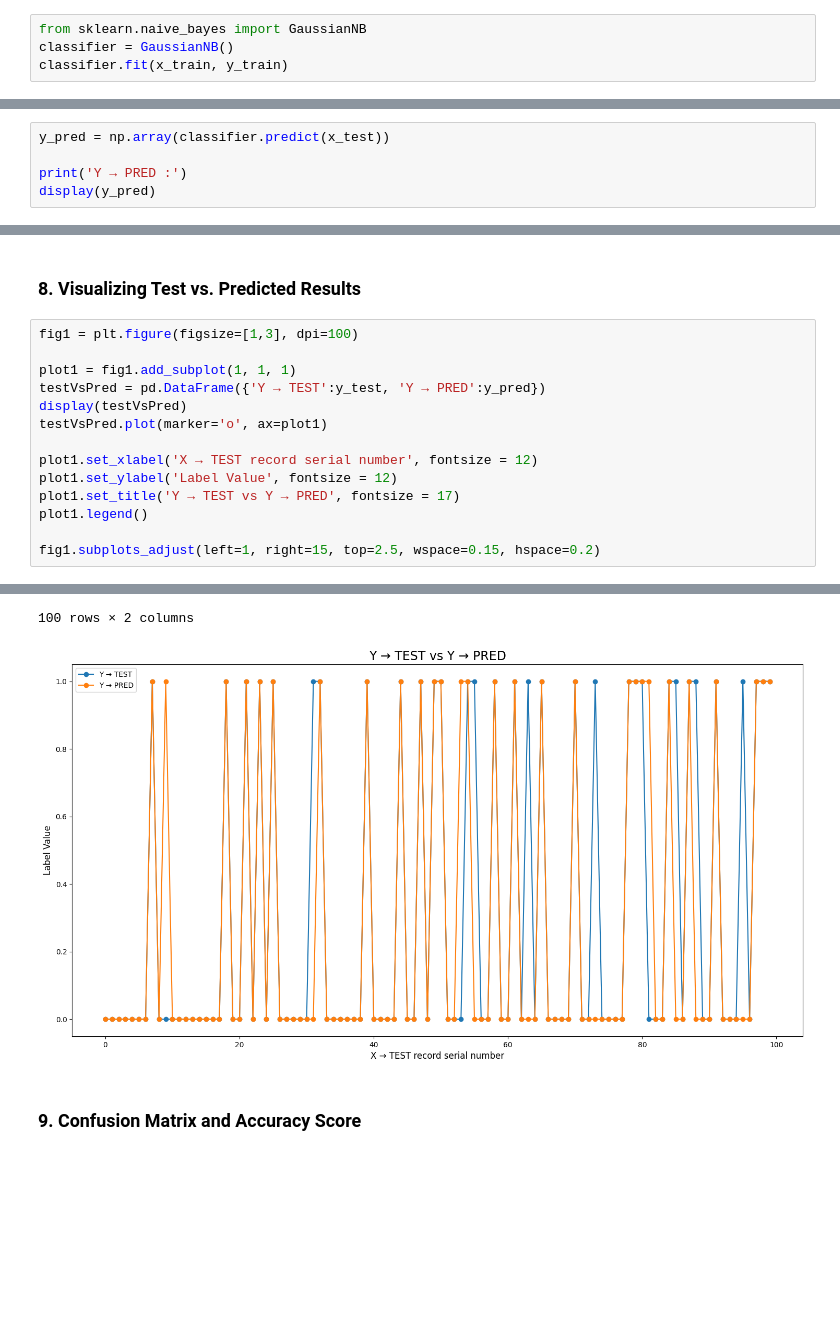
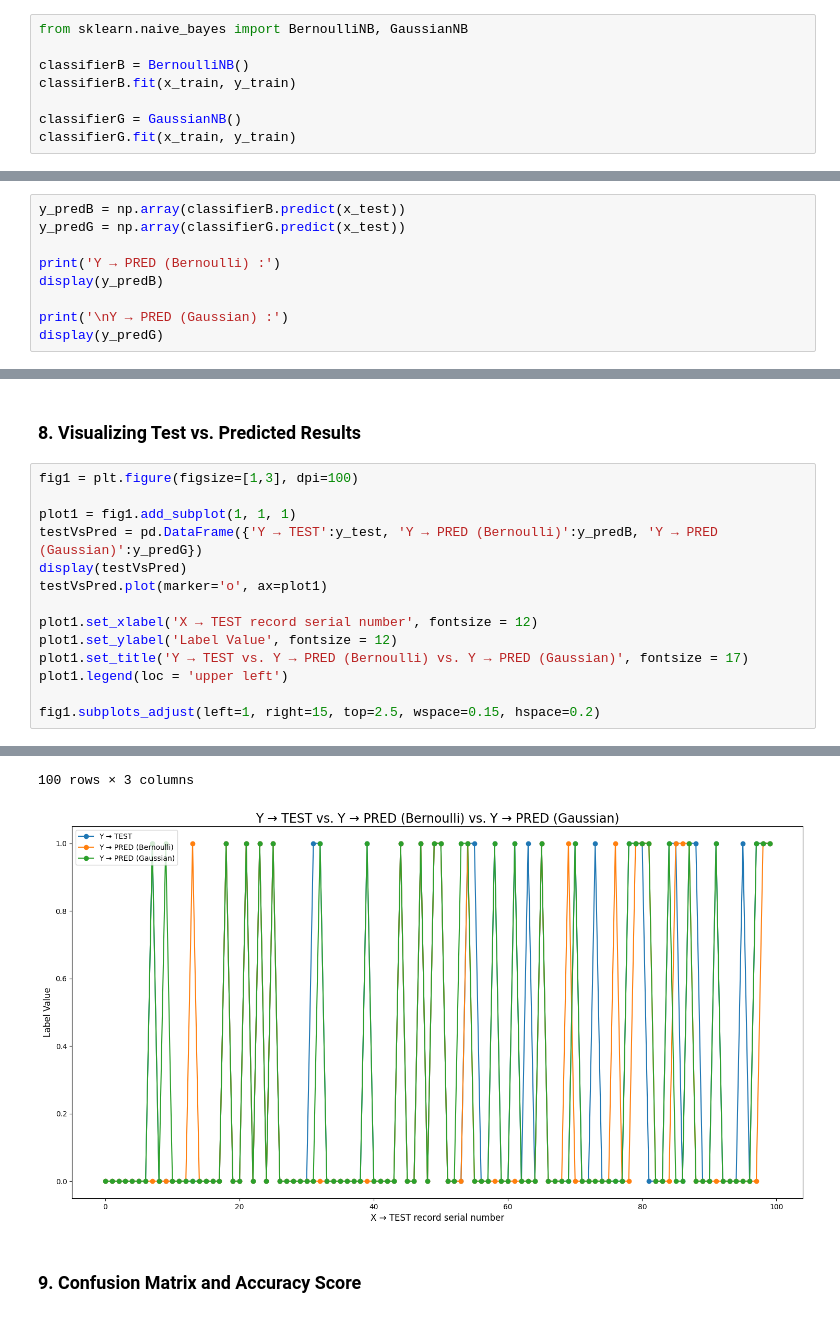
Before and after one commit to rogueboi/Machine-Learning, a Jupyter notebook: Naive_Bayes_Classification.ipynb, the cells around one changed output, grey strips where cells are left out. Saved outputs shown, nothing was run; the diff lists cells and outputs as text; blank space fills up the shorter version.

```diff
--- a/Naive_Bayes_Classification.ipynb
+++ b/Naive_Bayes_Classification.ipynb
@@ -379,14 +379,22 @@ array([[-0.80480212,  0.50496393],
 # %%
-from sklearn.naive_bayes import GaussianNB
-classifier = GaussianNB()
-classifier.fit(x_train, y_train)
+from sklearn.naive_bayes import BernoulliNB, GaussianNB
+
+classifierB = BernoulliNB()
+classifierB.fit(x_train, y_train)
+
+classifierG = GaussianNB()
+classifierG.fit(x_train, y_train)
 # %% [output]
 GaussianNB()
 # %% [markdown]
 ### **7. Predicting Test Set Results**
 # %%
-y_pred = np.array(classifier.predict(x_test))
+y_predB = np.array(classifierB.predict(x_test))
+y_predG = np.array(classifierG.predict(x_test))
 
-print('Y → PRED :')
-display(y_pred)
+print('Y → PRED (Bernoulli) :')
+display(y_predB)
+
+print('\nY → PRED (Gaussian) :')
+display(y_predG)
 # %% [output]
@@ -402,14 +416,14 @@ array([0, 0, 0, 0, 0, 0, 0, 1, 0, 1, 0, 0, 0, 0, 0, 0, 0, 0, 1, 0, 0, 1,
 fig1 = plt.figure(figsize=[1,3], dpi=100)
 
 plot1 = fig1.add_subplot(1, 1, 1)
-testVsPred = pd.DataFrame({'Y → TEST':y_test, 'Y → PRED':y_pred})
+testVsPred = pd.DataFrame({'Y → TEST':y_test, 'Y → PRED (Bernoulli)':y_predB, 'Y → PRED (Gaussian)':y_predG})
 display(testVsPred)
 testVsPred.plot(marker='o', ax=plot1)
 
 plot1.set_xlabel('X → TEST record serial number', fontsize = 12)
 plot1.set_ylabel('Label Value', fontsize = 12)
-plot1.set_title('Y → TEST vs Y → PRED', fontsize = 17)
-plot1.legend()
+plot1.set_title('Y → TEST vs. Y → PRED (Bernoulli) vs. Y → PRED (Gaussian)', fontsize = 17)
+plot1.legend(loc = 'upper left')
 
 fig1.subplots_adjust(left=1, right=15, top=2.5, wspace=0.15, hspace=0.2)
 # %% [output]
@@ -428,5 +442,5 @@ fig1.subplots_adjust(left=1, right=15, top=2.5, wspace=0.15, hspace=0.2)
-100 rows × 2 columns
+100 rows × 3 columns
-[figure, old version]
+[figure, new version]
 # %% [markdown]
 ### **9. Confusion Matrix and Accuracy Score**
 # %%
```
Also changed, not shown: parts of 4 cells of this notebook.
